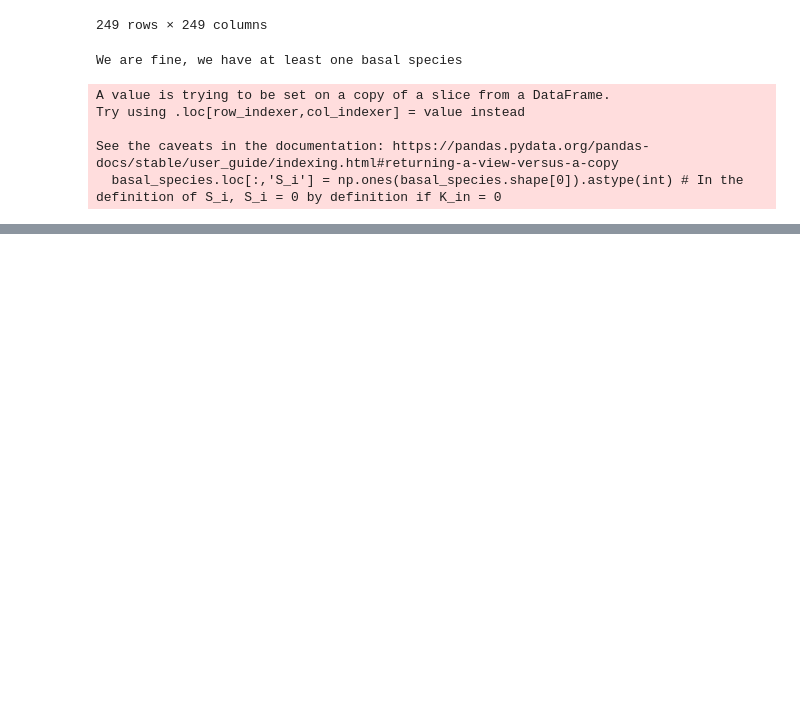
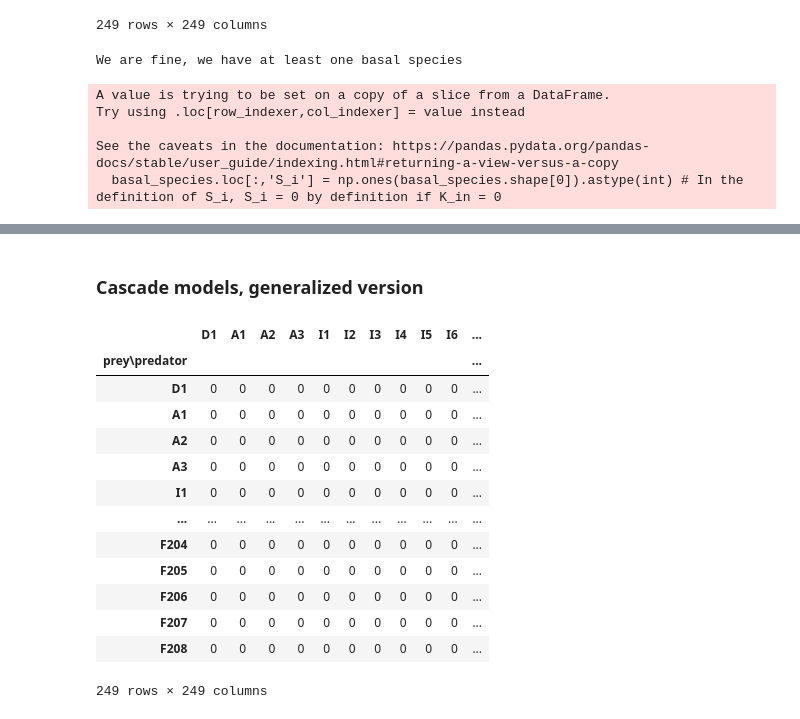
Before and after one commit to tommasoamico/PhysicalModelsOfLivingSystems, a Jupyter notebook: Week_4_assigment/Tommaso_Amico_week4.ipynb, the cells around one changed output, grey strips where cells are left out. Cells and saved outputs as stored; diff of their text form; code cells hidden in the pictures; blank space fills up the shorter version.

```diff
--- a/Week_4_assigment/Tommaso_Amico_week4.ipynb
+++ b/Week_4_assigment/Tommaso_Amico_week4.ipynb
@@ -1066,0 +1098,38 @@ The trophic coherence of the cascade food web is 37.07.
+# %% [markdown]
+### Cascade models, generalized version
+# %%
+S, C = 249, 0.49 # Re-defining S and C
+
+# Defining the beta variable
+beta = (1 / (2 * C)) - 1
+
+trophic_levels = np.random.uniform(0, 1, size = S)
+
+trophic_difference = trophic_levels[:,np.newaxis] - trophic_levels # Creating the matrix of mu_i - mu_j
+
+
+mask_func = np.vectorize(lambda x: 1 if (np.random.uniform(size = 1) < (beta * (1 - max(0, x))**(beta - 1))) else 0) # Putting in the links with probability beta * (1 - max(0, mu_i - mu_j))^(beta - 1)
+
+
+
+interaction_matrix_sym = mask_func(trophic_difference)
+# %%
+cascade_df_sym = pd.DataFrame(interaction_matrix_sym)
+cascade_df_sym.columns = food_web.columns
+cascade_df_sym.index = food_web.index
+cascade_df_sym
+# %% [output]
+|  | D1 | A1 | A2 | A3 | I1 | I2 | I3 | I4 | I5 | I6 | ... |
+| prey\predator |  |  |  |  |  |  |  |  |  |  | ... |
+| D1 | 0 | 0 | 0 | 0 | 0 | 0 | 0 | 0 | 0 | 0 | ... |
+| A1 | 0 | 0 | 0 | 0 | 0 | 0 | 0 | 0 | 0 | 0 | ... |
+| A2 | 0 | 0 | 0 | 0 | 0 | 0 | 0 | 0 | 0 | 0 | ... |
+| A3 | 0 | 0 | 0 | 0 | 0 | 0 | 0 | 0 | 0 | 0 | ... |
+| I1 | 0 | 0 | 0 | 0 | 0 | 0 | 0 | 0 | 0 | 0 | ... |
+| ... | ... | ... | ... | ... | ... | ... | ... | ... | ... | ... | ... |
+| F204 | 0 | 0 | 0 | 0 | 0 | 0 | 0 | 0 | 0 | 0 | ... |
+| F205 | 0 | 0 | 0 | 0 | 0 | 0 | 0 | 0 | 0 | 0 | ... |
+| F206 | 0 | 0 | 0 | 0 | 0 | 0 | 0 | 0 | 0 | 0 | ... |
+| F207 | 0 | 0 | 0 | 0 | 0 | 0 | 0 | 0 | 0 | 0 | ... |
+| F208 | 0 | 0 | 0 | 0 | 0 | 0 | 0 | 0 | 0 | 0 | ... |
+249 rows × 249 columns
```
Also changed, not shown: parts of 34 cells of this notebook.
